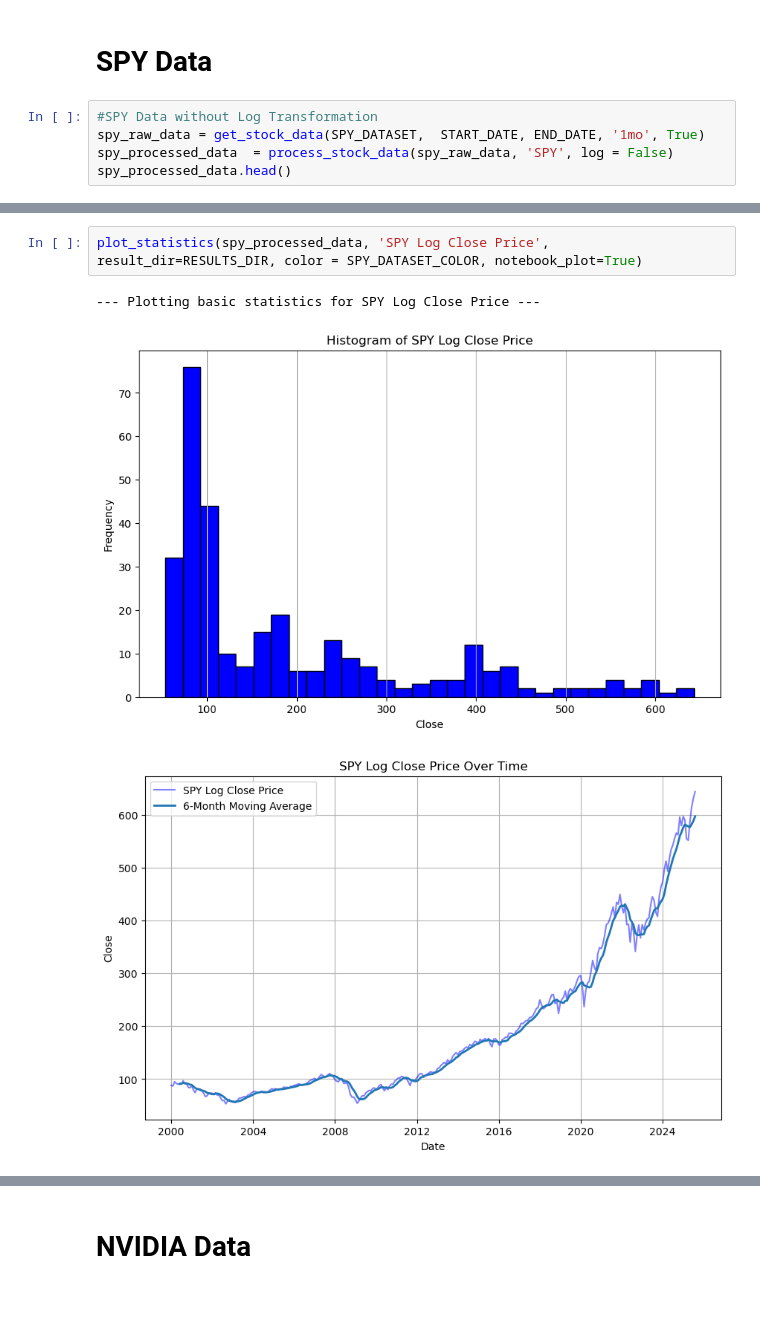
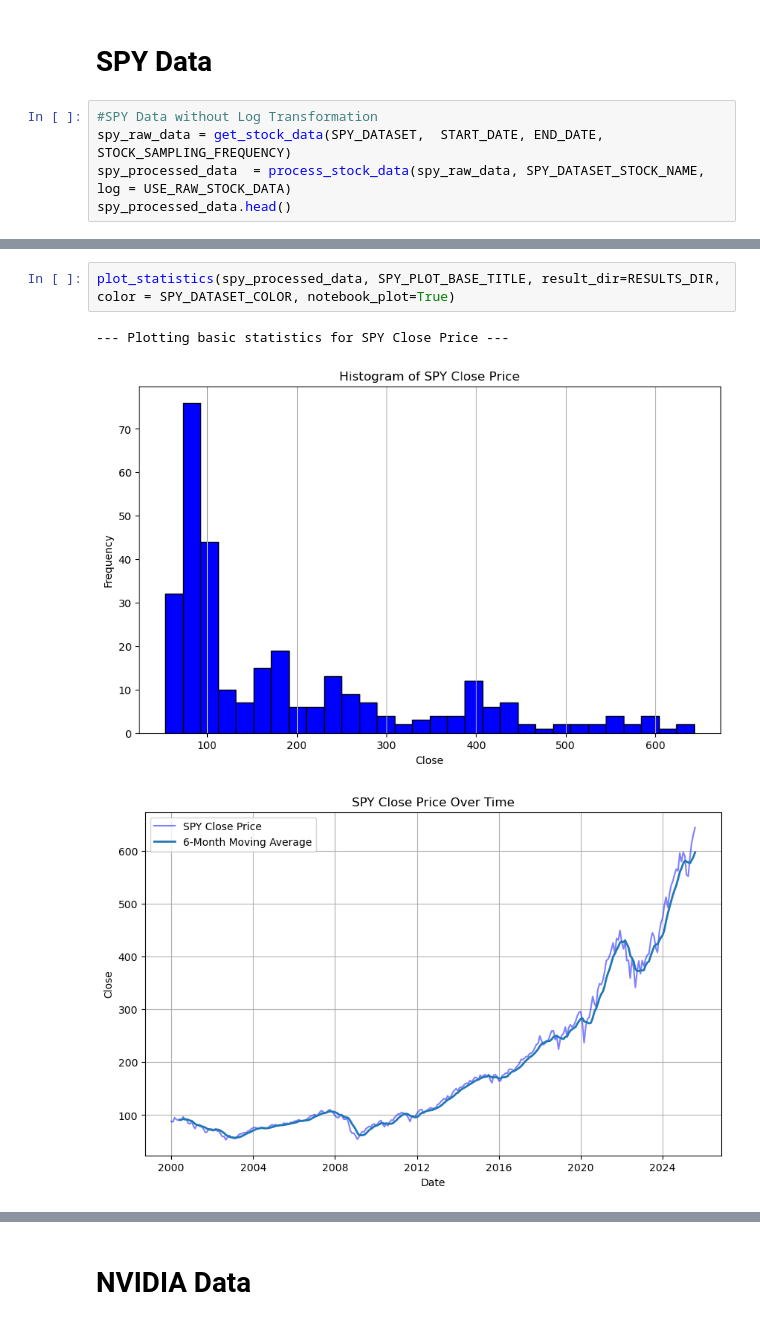
Before and after one commit to bwhong/bwhong-dsci510_fall2025_final_project, a Jupyter notebook: src/results.ipynb, the cells around one changed output, grey strips where cells are left out. Drawn from its saved outputs; the diff is of its cells as text.

```diff
--- a/src/results.ipynb
+++ b/src/results.ipynb
@@ -53,8 +53,8 @@ plot_statistics(fred_processed_data, 'Unemployment Rate', result_dir=RESULTS_DIR
 # SPY Data
 # %%
 #SPY Data without Log Transformation
-spy_raw_data = get_stock_data(SPY_DATASET,  START_DATE, END_DATE, '1mo', True)
-spy_processed_data  = process_stock_data(spy_raw_data, 'SPY', log = False)
+spy_raw_data = get_stock_data(SPY_DATASET,  START_DATE, END_DATE, STOCK_SAMPLING_FREQUENCY)
+spy_processed_data  = process_stock_data(spy_raw_data, SPY_DATASET_STOCK_NAME, log = USE_RAW_STOCK_DATA)
 spy_processed_data.head()
 # %% [output]
 --- Extracting data from yfinance: SPY ---
@@ -71,8 +71,8 @@ Processing SPY...
 # %%
-plot_statistics(spy_processed_data, 'SPY Log Close Price', result_dir=RESULTS_DIR, color = SPY_DATASET_COLOR, notebook_plot=True)
+plot_statistics(spy_processed_data, SPY_PLOT_BASE_TITLE, result_dir=RESULTS_DIR, color = SPY_DATASET_COLOR, notebook_plot=True)
 # %% [output]
---- Plotting basic statistics for SPY Log Close Price ---
+--- Plotting basic statistics for SPY Close Price ---
-[figure, old version]
+[figure, new version]
-[figure, old version]
+[figure, new version]
 # %%
 #SPY Data with Log Transformation
```
Also changed, not shown: parts of 20 cells of this notebook, 1 other file.
